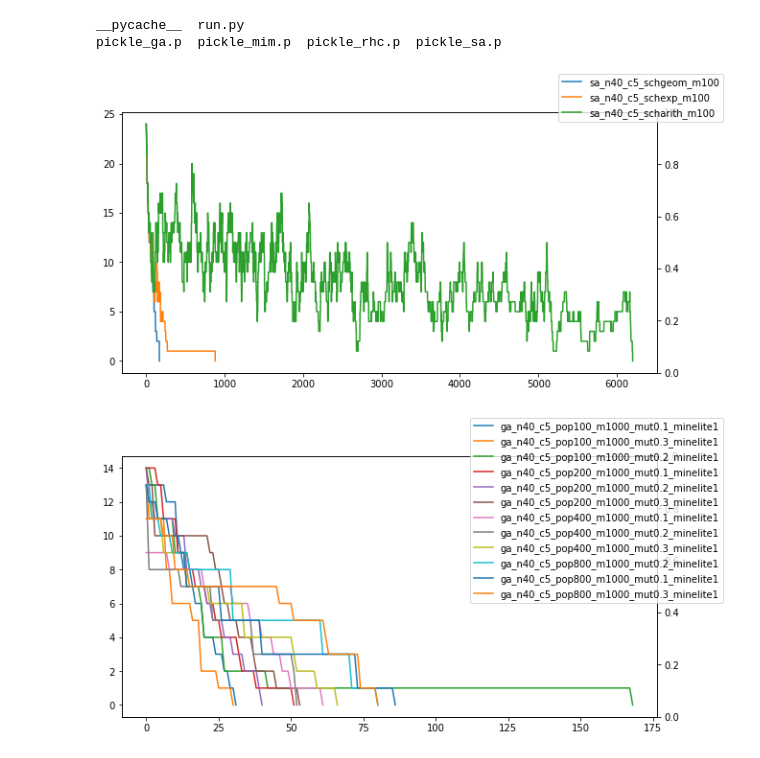
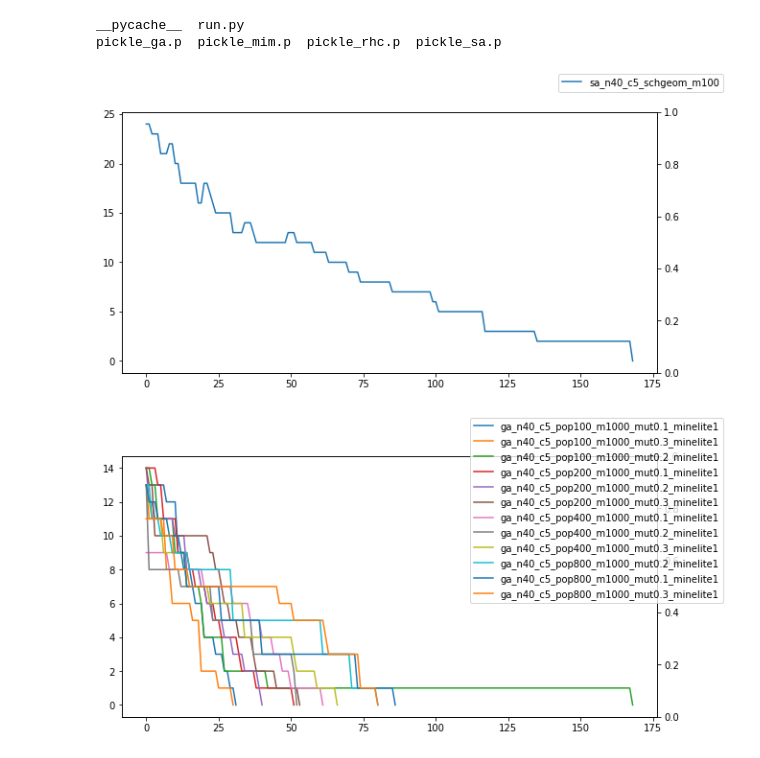
Before and after one commit to patrickdmiller/random_optimization, a Jupyter notebook: jupyter/experiments.ipynb, the cells around one changed output. Saved outputs shown, nothing was run; the diff lists cells and outputs as text; code cells hidden in the pictures.

```diff
--- a/jupyter/experiments.ipynb
+++ b/jupyter/experiments.ipynb
@@ -110,12 +110,12 @@ pickle_ga.p  pickle_mim.p  pickle_rhc.p  pickle_sa.p
 # %%
 sa = Experiment.pickle_load(os.path.join(mlr_data, 'kcolors','pickle_sa.p'))
 #graph it.
 s = Search()
 s.filters.append(TagFilter('n',40))
-
+s.filters.append(TagFilter('sch','geom'))
 graph_generate_single(sa, search=s)
 # %% [output]
-[figure, old version]
+[figure, new version]
 # %%
 ga = Experiment.pickle_load(os.path.join(mlr_data, 'kcolors','pickle_ga.p'))
 #graph it.
```
Also changed, not shown: parts of 4 cells of this notebook, 3 other files.
